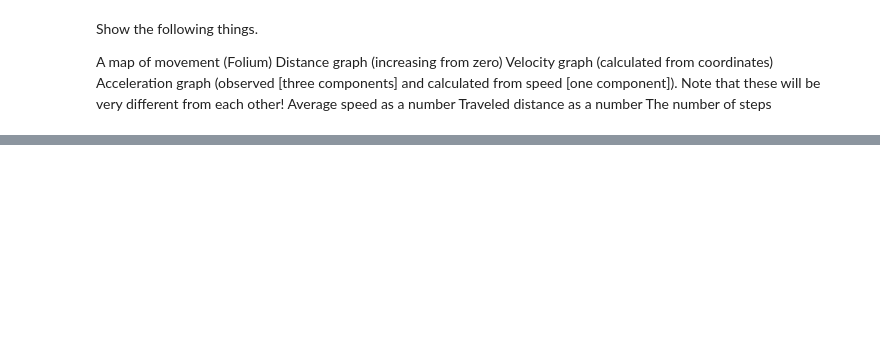
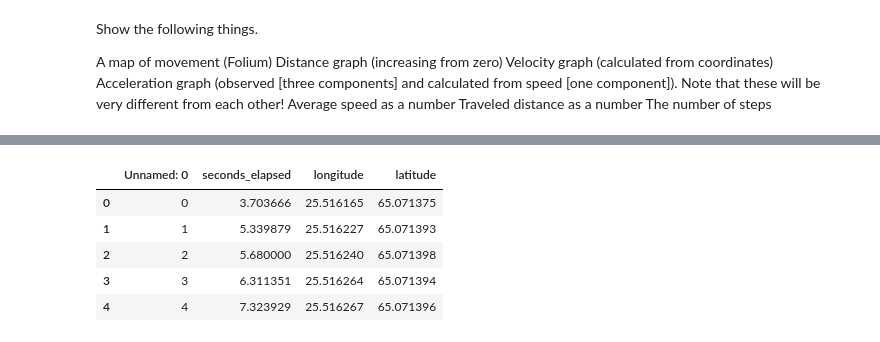
Before and after one commit to t2hale00/PhysicsFinalProject, a Jupyter notebook: FinalProject.ipynb, the cells around one changed output, grey strips where cells are left out. Cells and saved outputs as stored; diff of their text form; code cells hidden in the pictures; blank space fills up the shorter version.

```diff
--- a/FinalProject.ipynb
+++ b/FinalProject.ipynb
@@ -35,3 +35,16 @@ map.save("movement_map.html")
 map
 # %% [output]
 [interactive output not drawn]
+# %%
+
+
+# Read the CSV file into a pandas DataFrame
+df = pd.read_csv('GPS_data.csv')
+data.head()
+# %% [output]
+|  | Unnamed: 0 | seconds_elapsed | longitude | latitude |
+| 0 | 0 | 3.703666 | 25.516165 | 65.071375 |
+| 1 | 1 | 5.339879 | 25.516227 | 65.071393 |
+| 2 | 2 | 5.680000 | 25.516240 | 65.071398 |
+| 3 | 3 | 6.311351 | 25.516264 | 65.071394 |
+| 4 | 4 | 7.323929 | 25.516267 | 65.071396 |
```
Also changed, not shown: parts of 2 cells of this notebook, 1 other file.
